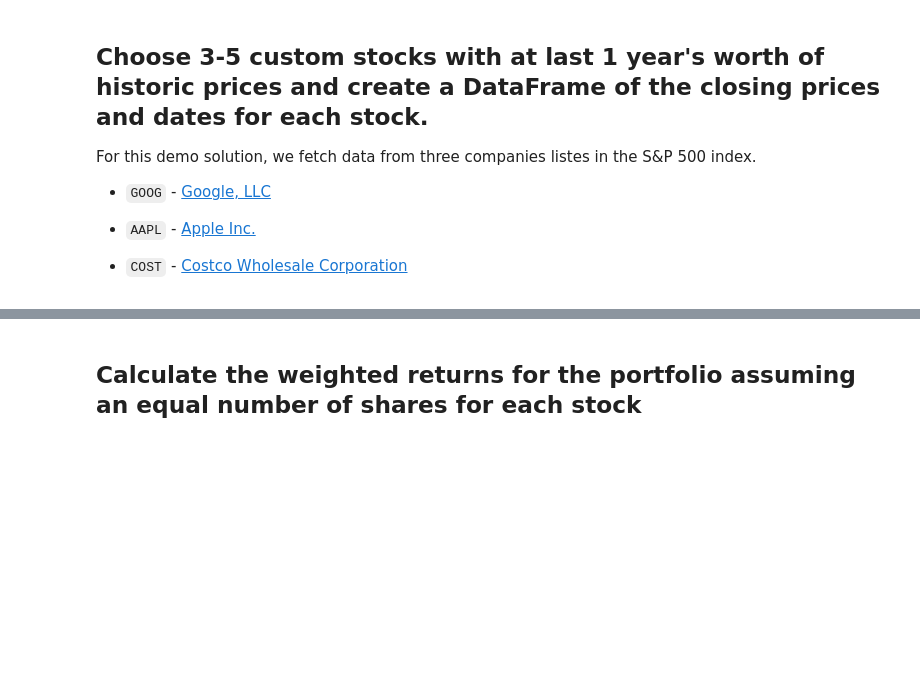
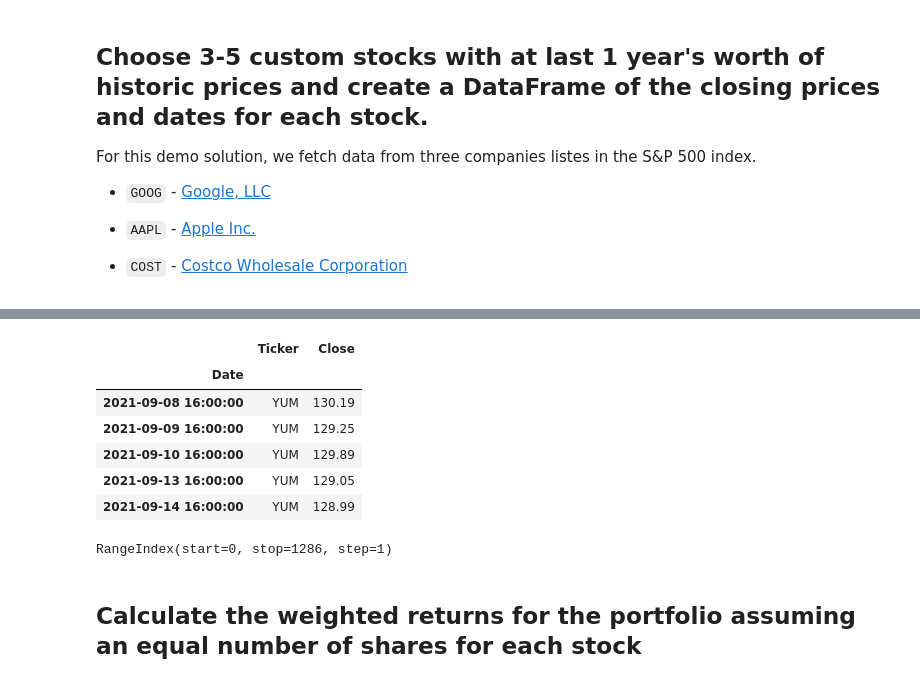
Before and after one commit to MatthewPuttroff/HWUnitFour, a Jupyter notebook: 04-Pandas/Instructions/Starter_Code/whale_analysis.ipynb, the cells around one changed output, grey strips where cells are left out. Cells and saved outputs as stored; diff of their text form; code cells hidden in the pictures; blank space fills up the shorter version.

Commit message:
Imported Custom Stocks

```diff
--- a/04-Pandas/Instructions/Starter_Code/whale_analysis.ipynb
+++ b/04-Pandas/Instructions/Starter_Code/whale_analysis.ipynb
@@ -589,7 +623,22 @@ For this demo solution, we fetch data from three companies listes in the S&P 500
 # %%
 # Combine all stocks in a single DataFrame
+custom_df = pd.concat([syy_df, twtr_df, yum_df], axis="rows", join="inner")
+custom_df.head()
+custom_df.tail()
+# %% [output]
+|  | Ticker | Close |
+| Date |  |  |
+| 2021-09-08 16:00:00 | YUM | 130.19 |
+| 2021-09-09 16:00:00 | YUM | 129.25 |
+| 2021-09-10 16:00:00 | YUM | 129.89 |
+| 2021-09-13 16:00:00 | YUM | 129.05 |
+| 2021-09-14 16:00:00 | YUM | 128.99 |
 # %%
 # Reset Date index
+custom_df.reset_index(drop=True, inplace=True)
+custom_df.index
+# %% [output]
+RangeIndex(start=0, stop=1286, step=1)
 # %%
 # Reorganize portfolio data by having a column per symbol
 # %%
```
Also changed, not shown: parts of 4 cells of this notebook, 4 other files.
